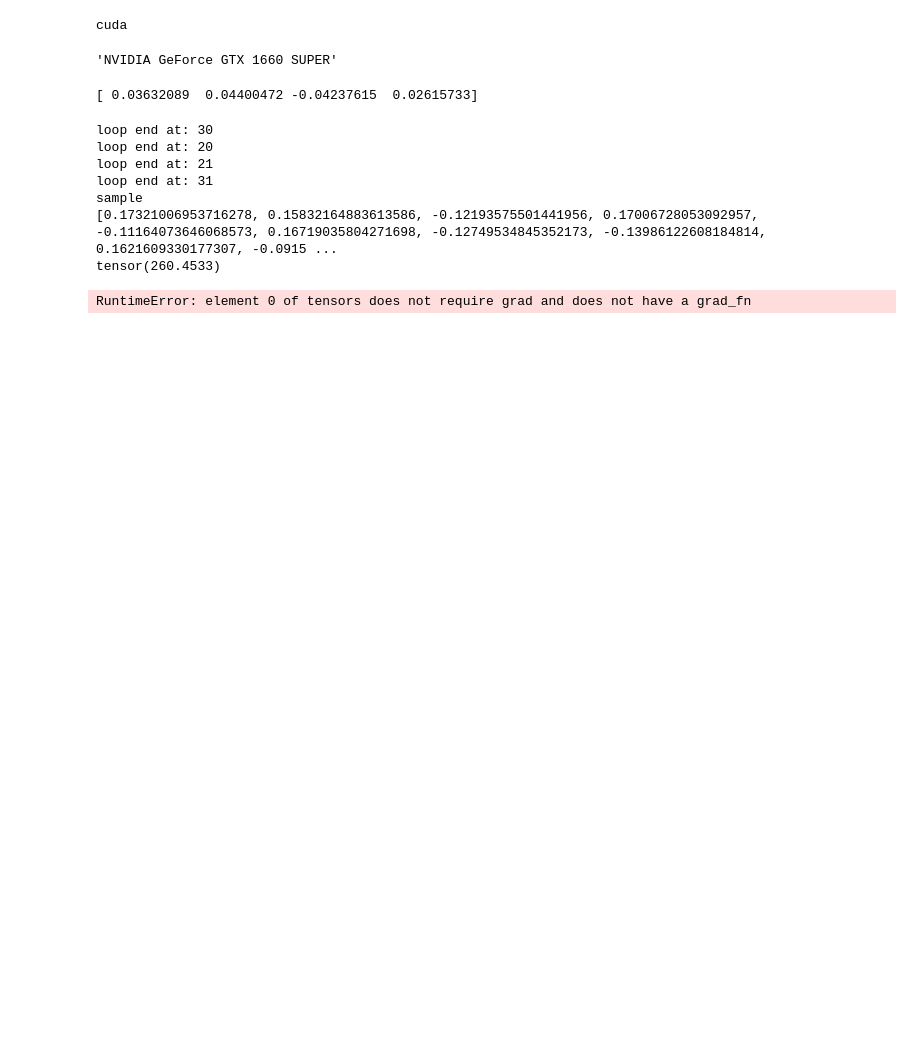
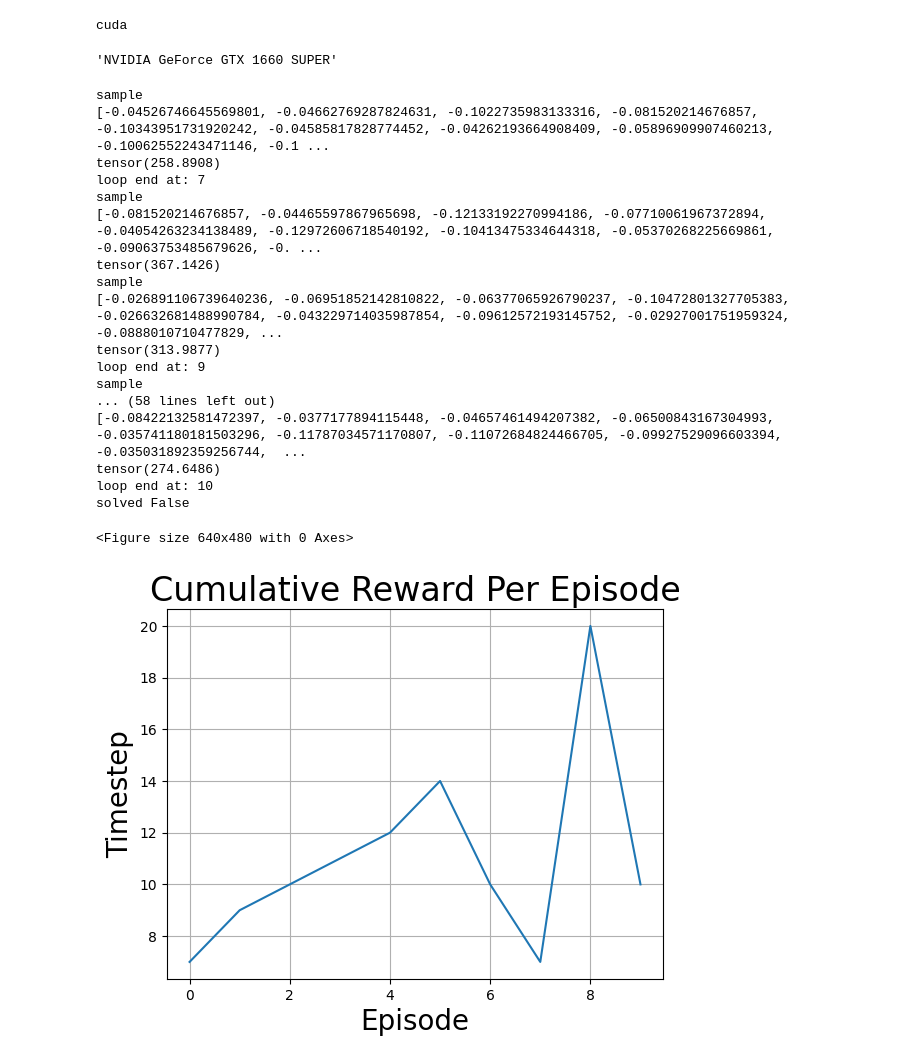
Before and after one commit to awseq12/assigment2, a Jupyter notebook: checkpoint2/DQN_cartpole.ipynb, the cells around one changed output. Saved outputs shown, nothing was run; the diff lists cells and outputs as text; code cells hidden in the pictures; blank space fills up the shorter version.

```diff
--- a/checkpoint2/DQN_cartpole.ipynb
+++ b/checkpoint2/DQN_cartpole.ipynb
@@ -140,7 +140,7 @@ class agent():
             print(loss)
             #backprop
             self.optimizer.zero_grad()
-            loss.backward()
+            #loss.backward()
             self.optimizer.step()
 
             return
@@ -156,13 +156,11 @@ state, info = env.reset()
 obs = len(state)
 actions = env.action_space.n
 agent = agent(obs,actions)
-# %% [output]
-[ 0.03632089  0.04400472 -0.04237615  0.02615733]
 # %%
 #create environment to run DQN
 env = gym.make("CartPole-v1")
 
-max_episodes = 600
+max_episodes = 10
 max_timestep = 500
 state, info = env.reset()
 obs = len(state)
@@ -178,37 +176,48 @@ for episode in range(max_episodes):
         action = agent.select_action(state)
         observation, reward, terminated, truncated, _ = env.step(action.item())
         reward +=timestep
         if terminated:
             next_state = None #used to check if object has fallen during replay
         else:
             next_state = torch.tensor(observation, dtype=torch.float32).unsqueeze(0)
 
         agent.memory.push(state, action, next_state, reward)
 
         # Move to the next state
         state = next_state
         agent.update(timestep=timestep,episode=episode,terminated=truncated) #update network weights
         if terminated or truncated: # close loop if it ends
             print('loop end at:', timestep)
             reward_per_episode.append(timestep)
             break
     agent.eps = agent.eps * agent.eps_decay #eps decay
 
 print('solved',truncated)
 plt.figure()
 fig ,  ax = plt.subplots()
 plt.xlabel('Episode', fontsize=20)
 plt.ylabel('Timestep', fontsize=20)
 plt.title('Cumulative Reward Per Episode', fontsize=24)
 ax.plot(reward_per_episode,linestyle='solid',label = 'Q learning')
 plt.grid()
 plt.show()
 # %% [output]
-loop end at: 30
-loop end at: 20
-loop end at: 21
-loop end at: 31
 sample
-[0.17321006953716278, 0.15832164883613586, -0.12193575501441956, 0.17006728053092957, -0.11164073646068573, 0.16719035804271698, -0.12749534845352173, -0.13986122608184814, 0.1621609330177307, -0.0915 ...
-tensor(260.4533)
+[-0.04526746645569801, -0.04662769287824631, -0.1022735983133316, -0.081520214676857, -0.10343951731920242, -0.04585817828774452, -0.04262193664908409, -0.05896909907460213, -0.10062552243471146, -0.1 ...
+tensor(258.8908)
+loop end at: 7
+sample
+[-0.081520214676857, -0.04465597867965698, -0.12133192270994186, -0.07710061967372894, -0.04054263234138489, -0.12972606718540192, -0.10413475334644318, -0.05370268225669861, -0.09063753485679626, -0. ...
+tensor(367.1426)
+sample
+[-0.026891106739640236, -0.06951852142810822, -0.06377065926790237, -0.10472801327705383, -0.026632681488990784, -0.043229714035987854, -0.09612572193145752, -0.02927001751959324, -0.0888010710477829, ...
+tensor(313.9877)
+loop end at: 9
+sample
+... (58 lines left out)
+[-0.08422132581472397, -0.0377177894115448, -0.04657461494207382, -0.06500843167304993, -0.035741180181503296, -0.11787034571170807, -0.11072684824466705, -0.09927529096603394, -0.035031892359256744,  ...
+tensor(274.6486)
+loop end at: 10
+solved False
-RuntimeError: element 0 of tensors does not require grad and does not have a grad_fn
+<Figure size 640x480 with 0 Axes>
+[figure, added]
```
Also changed, not shown: parts of 2 cells of this notebook, 2 other files.
